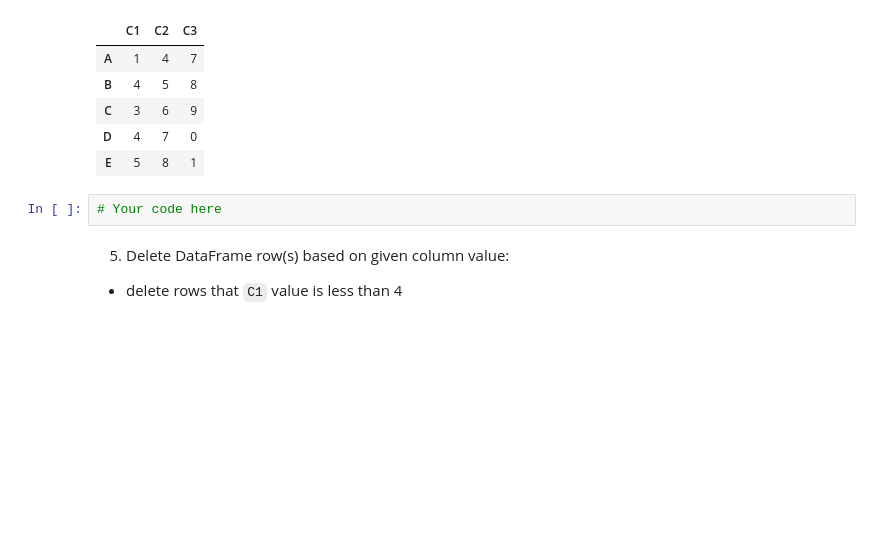
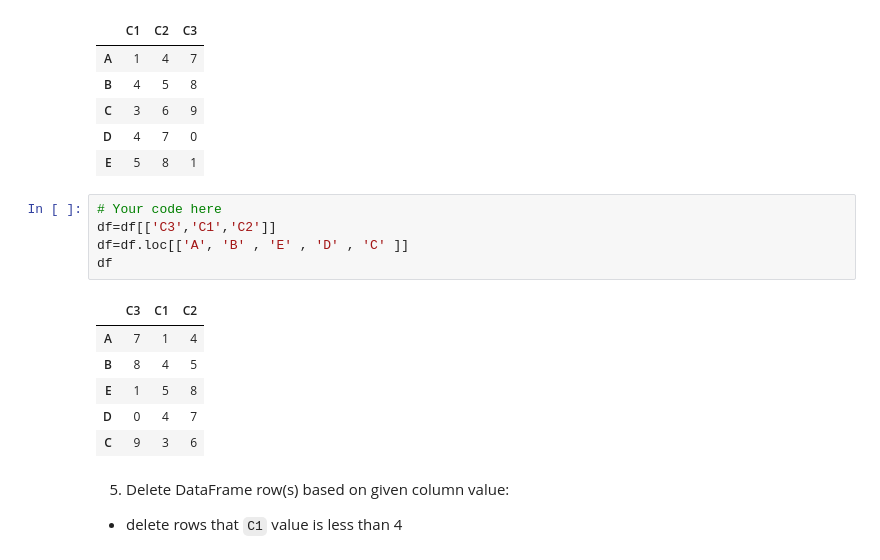
Before and after one commit to 2016112546/4-1_-, a Jupyter notebook: 5주차_파이썬 Pandas/DSC4001_Exercise_05.ipynb, the cells around one changed output. Cells and saved outputs as stored; diff of their text form; blank space fills up the shorter version.

```diff
--- a/5주차_파이썬 Pandas/DSC4001_Exercise_05.ipynb
+++ b/5주차_파이썬 Pandas/DSC4001_Exercise_05.ipynb
@@ -732,8 +791,18 @@ df
 | C | 3 | 6 | 9 |
 | D | 4 | 7 | 0 |
 | E | 5 | 8 | 1 |
-# %%
-# Your code here
+# %%
+# Your code here
+df=df[['C3','C1','C2']]
+df=df.loc[['A', 'B' , 'E' , 'D' , 'C' ]]
+df
+# %% [output]
+|  | C3 | C1 | C2 |
+| A | 7 | 1 | 4 |
+| B | 8 | 4 | 5 |
+| E | 1 | 5 | 8 |
+| D | 0 | 4 | 7 |
+| C | 9 | 3 | 6 |
 # %% [markdown]
 5. Delete DataFrame row(s) based on given column value:
 * delete rows that ``C1`` value is less than 4
```
Also changed, not shown: parts of 40 cells of this notebook.
